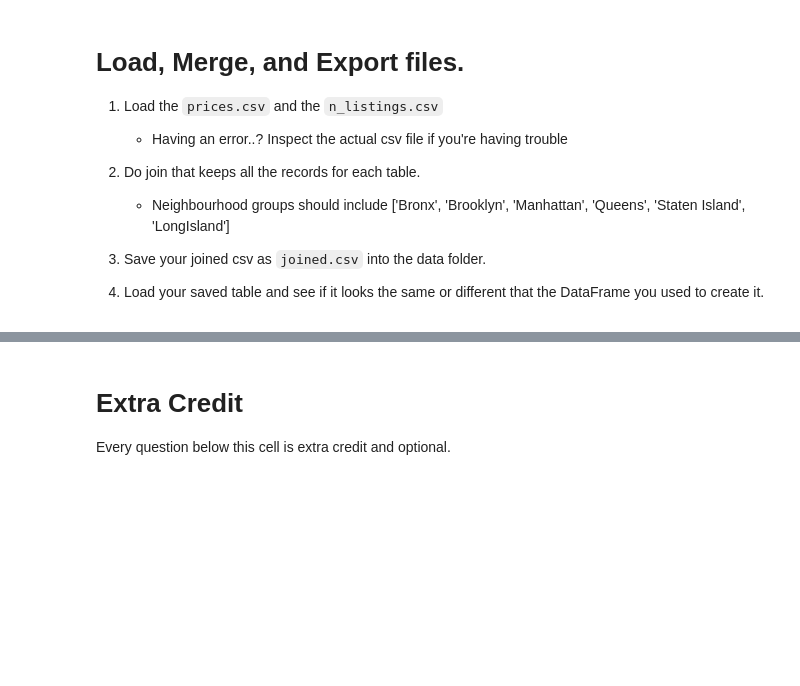
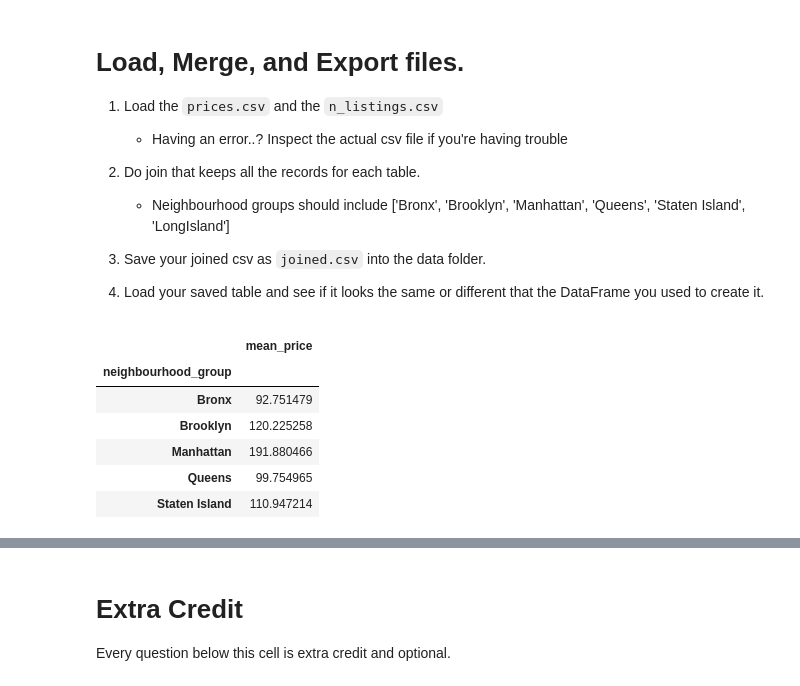
Before and after one commit to LiKenun/ds-fall-2025-wed, a Jupyter notebook: Week-01-Pandas/Exercise-Jiayu-Ouyang.ipynb, the cells around one changed output, grey strips where cells are left out. Cells and saved outputs as stored; diff of their text form; code cells hidden in the pictures; blank space fills up the shorter version.

```diff
--- a/Week-01-Pandas/Exercise-Jiayu-Ouyang.ipynb
+++ b/Week-01-Pandas/Exercise-Jiayu-Ouyang.ipynb
@@ -195,0 +287,10 @@ Name: proportion, dtype: float64
+# %%
+df_price
+# %% [output]
+|  | mean_price |
+| neighbourhood_group |  |
+| Bronx | 92.751479 |
+| Brooklyn | 120.225258 |
+| Manhattan | 191.880466 |
+| Queens | 99.754965 |
+| Staten Island | 110.947214 |
```
Also changed, not shown: parts of 14 cells of this notebook, 1 other file.
